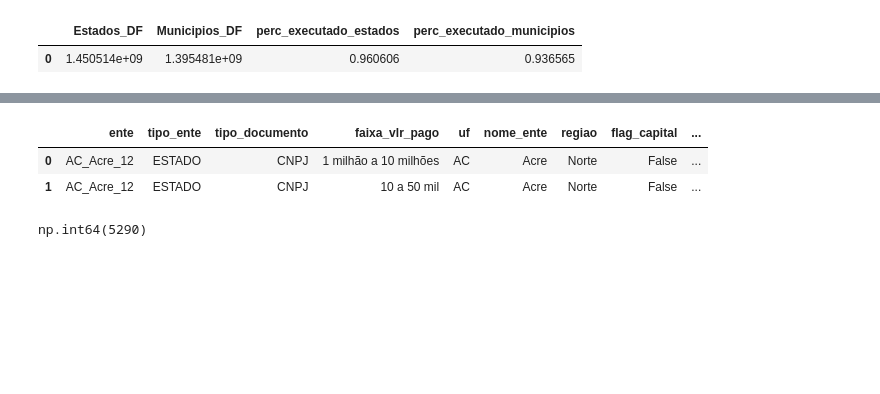
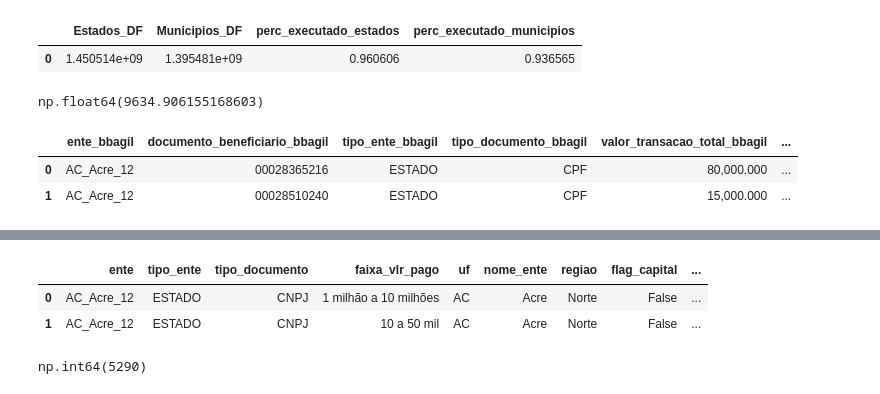
Before and after one commit to SGE-Subsecretaria-de-Gestao-Estrategica/pnab-data-vis, a Jupyter notebook: src/notebooks/gabriel_create_csv.ipynb, the cells around one changed output, grey strips where cells are left out. Saved outputs shown, nothing was run; the diff lists cells and outputs as text; code cells hidden in the pictures; blank space fills up the shorter version.

```diff
--- a/src/notebooks/gabriel_create_csv.ipynb
+++ b/src/notebooks/gabriel_create_csv.ipynb
@@ -53,6 +53,8 @@ df_execucao
 # %% [output]
 |  | Estados_DF | Municipios_DF | perc_executado_estados | perc_executado_municipios |
 | 0 | 1.450514e+09 | 1.395481e+09 | 0.960606 | 0.936565 |
+# %%
+df_aux = pd.read_parquet(settings.DATA_PATH / 'input_data'/ 'non-public' / 'df_aux_cubo.parquet')
 # %%
 df_execucao.to_csv('s1_bn1.csv')
 # %%
@@ -115,3 +131,15 @@ df_population_size.to_csv(settings.DATA_PATH_SECTION1 / 'values_by_population_si
+# %%
+valor_mun/contemplados_mun
+# %% [output]
+np.float64(9634.906155168603)
+# %%
+df_aux['chave'] = df_aux['documento_beneficiario_bbagil'] + df_aux['ente_bbagil']
+# %%
+df_aux.head(2)
+# %% [output]
+|  | ente_bbagil | documento_beneficiario_bbagil | tipo_ente_bbagil | tipo_documento_bbagil | valor_transacao_total_bbagil | ... |
+| 0 | AC_Acre_12 | 00028365216 | ESTADO | CPF | 80,000.000 | ... |
+| 1 | AC_Acre_12 | 00028510240 | ESTADO | CPF | 15,000.000 | ... |
 # %%
 # resumo_valor_por_porte_municipio.csv
 df_population_size_mean = territorial.resumo_valor_por_porte_municipio(df_cubo=df_cubo)
```
Also changed, not shown: parts of 13 cells of this notebook, 5 other files.
